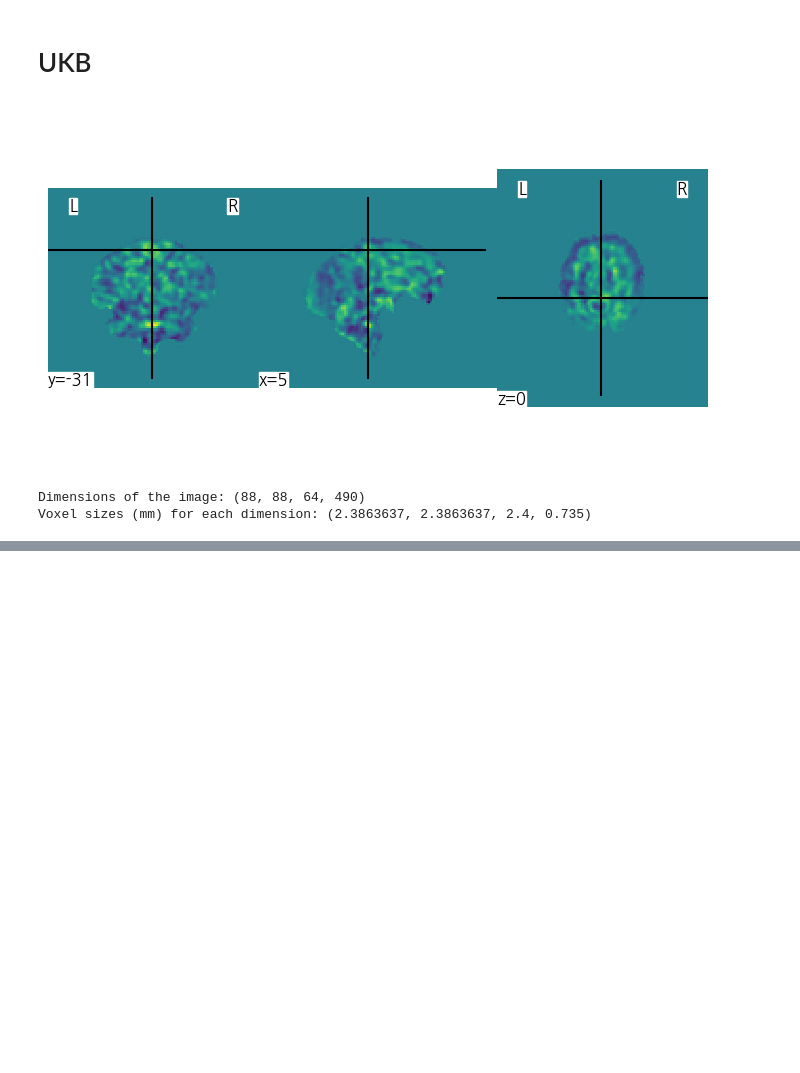
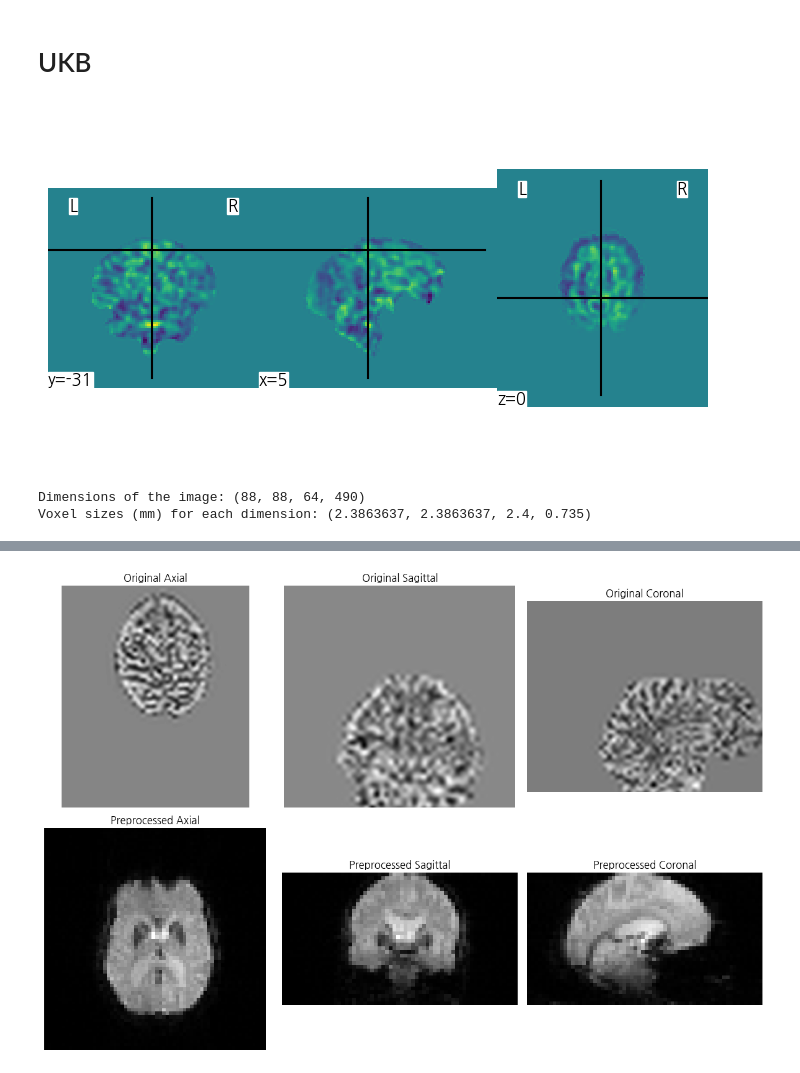
Before and after one commit to minyoungci/fMRI-, a Jupyter notebook: Nilearn_Practice.ipynb, the cells around one changed output, grey strips where cells are left out. Drawn from its saved outputs; the diff is of its cells as text; code cells hidden in the pictures; blank space fills up the shorter version.

```diff
--- a/Nilearn_Practice.ipynb
+++ b/Nilearn_Practice.ipynb
@@ -217,0 +173,74 @@ Affine matrix:
+# %%
+import nibabel as nib
+import matplotlib.pyplot as plt
+
+# 원본 및 전처리된 이미지 경로 설정
+original_img_path = '/home/minyoungxi/MINYOUNGXI/XFL/Suji_20240428_160844_over80_mr_bold_freesurfers/OAS31046_MR_d1260/func1/NIFTI/sub-OAS31046_ses-d1260_task-rest_run-01_bold.nii.gz'
+preprocessed_img_path = '/home/minyoungxi/MINYOUNGXI/XFL/Suji_20240428_160844_over80_mr_bold_freesurfers/OAS31046_MR_d1260/func1/NIFTI/sub-OAS31046_ses-d1260_task-rest_run-01_bold_mc_mc_mc.nii.gz'
+
+# 이미지 로드
+original_img = nib.load(original_img_path)
+preprocessed_img = nib.load(preprocessed_img_path)
+
+original_img_data = original_img.get_fdata()
+preprocessed_img_data = preprocessed_img.get_fdata()
+
+# 중앙 슬라이스 계산
+mid_point_original = original_img_data.shape[3] // 2
+mid_point_preprocessed = preprocessed_img_data.shape[3] // 2
+
+slice_original = original_img_data[:, :, :, mid_point_original]
+slice_preprocessed = preprocessed_img_data[:, :, :, mid_point_preprocessed]
+
+# 시각화
+fig, axes = plt.subplots(2, 3, figsize=(12, 8))
+
+# 원본 이미지
+axial_original = slice_original[:, :, slice_original.shape[2] // 2]
+sagittal_original = slice_original[:, slice_original.shape[1] // 2, :]
+coronal_original = slice_original[slice_original.shape[0] // 2, :, :]
+
+axes[0, 0].imshow(axial_original.T, cmap='gray', origin='lower')
+axes[0, 0].set_title('Original Axial')
+axes[0, 0].axis('off')
+
+axes[0, 1].imshow(sagittal_original.T, cmap='gray', origin='lower')
+axes[0, 1].set_title('Original Sagittal')
+axes[0, 1].axis('off')
+
+axes[0, 2].imshow(coronal_original.T, cmap='gray', origin='lower')
+axes[0, 2].set_title('Original Coronal')
+axes[0, 2].axis('off')
+
+# 전처리된 이미지
+axial_preprocessed = slice_preprocessed[:, :, slice_preprocessed.shape[2] // 2]
+sagittal_preprocessed = slice_preprocessed[:, slice_preprocessed.shape[1] // 2, :]
+coronal_preprocessed = slice_preprocessed[slice_preprocessed.shape[0] // 2, :, :]
+
+axes[1, 0].imshow(axial_preprocessed.T, cmap='gray', origin='lower')
+axes[1, 0].set_title('Preprocessed Axial')
+axes[1, 0].axis('off')
+
+axes[1, 1].imshow(sagittal_preprocessed.T, cmap='gray', origin='lower')
+axes[1, 1].set_title('Preprocessed Sagittal')
+axes[1, 1].axis('off')
+
+axes[1, 2].imshow(coronal_preprocessed.T, cmap='gray', origin='lower')
+axes[1, 2].set_title('Preprocessed Coronal')
+axes[1, 2].axis('off')
+
+plt.tight_layout()
+plt.show()
+
+# 이미지 정보 출력
+print("Original Image shape:", original_img.shape)
+print("Original Data type:", original_img.get_data_dtype())
+print("Original Affine matrix:")
+print(original_img.affine)
+
+print("Preprocessed Image shape:", preprocessed_img.shape)
+print("Preprocessed Data type:", preprocessed_img.get_data_dtype())
+print("Preprocessed Affine matrix:")
+print(preprocessed_img.affine)
+# %% [output]
+[figure, added]
```
Also changed, not shown: parts of 2 cells of this notebook, 3 other files.
